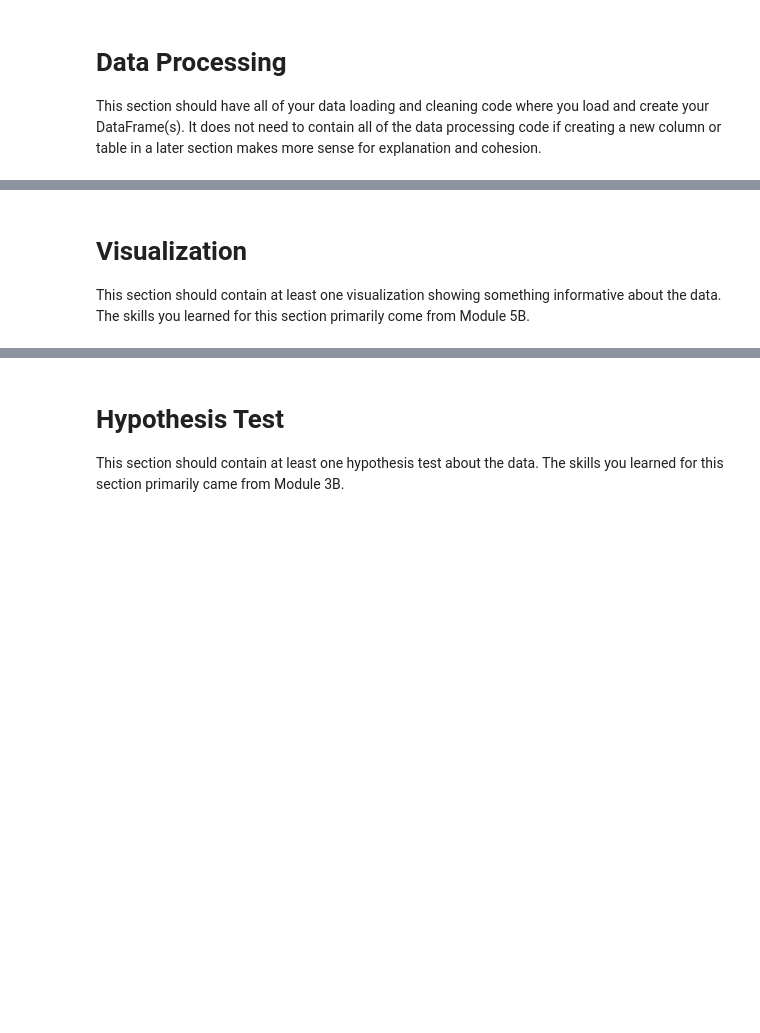
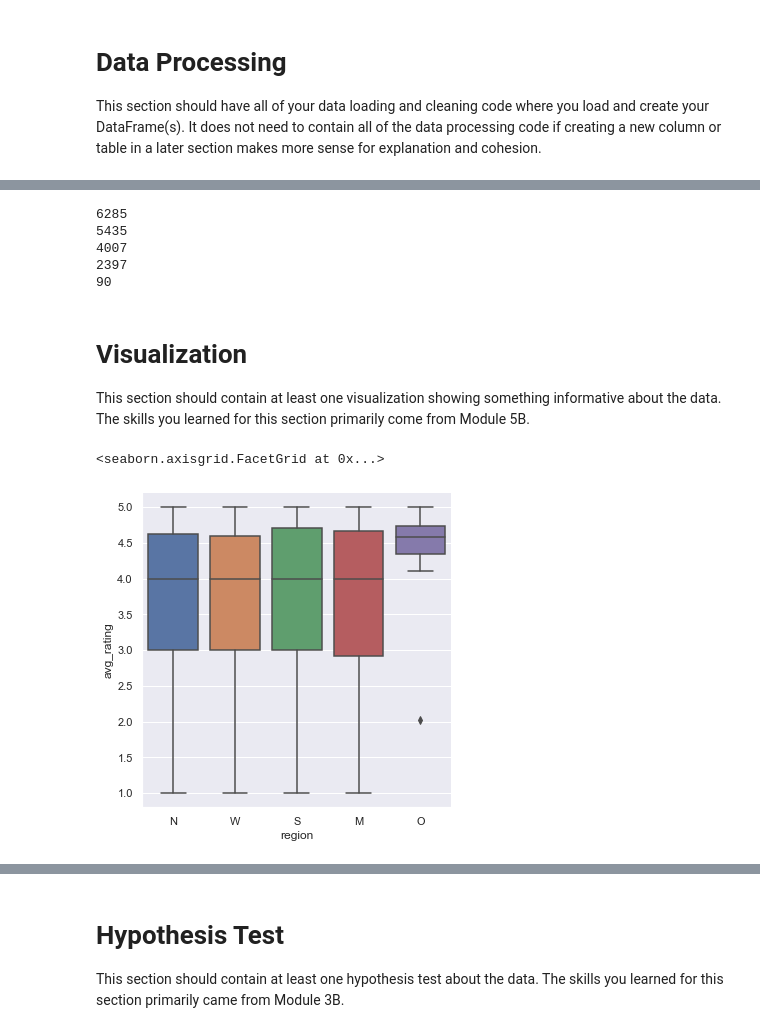
Before and after one commit to psuedoche/rateProfProject, a Jupyter notebook: final-perform.ipynb, the cells around one changed output, grey strips where cells are left out. Cells and saved outputs as stored; diff of their text form; code cells hidden in the pictures; blank space fills up the shorter version.

Commit message:
added visualizations

```diff
--- a/final-perform.ipynb
+++ b/final-perform.ipynb
@@ -33,10 +33,18 @@ This section should have all of your data loading and cleaning code where you lo
 import glob
 import os
 
+# function that parses the individual csv files into the necessary format
+def parseFile(file):
+    df = pd.read_csv(file)
+    avg_rating = np.mean(df['student_star'])
+    df['avg_rating'] = avg_rating
+    #df = df.drop_duplicates(subset = ['professor_name'])
+    df = df[['professor_name', 'state_name', 'avg_rating', 'student_star']]
+    return df
+
 # merging the files into one dataframe
 joined_files = os.path.join("RateMyProfessorSampleData", "data*.csv")
 joined_list = glob.glob(joined_files)
-df = pd.concat(map(pd.read_csv, joined_list), ignore_index=True)
-
+df = pd.concat(map(parseFile, joined_list), ignore_index=True)
 print(df.head())
 # %% [output]
@@ -163,5 +119,5 @@ region_map = {
         'WV': 'S',
         'WY': 'W'
 }
-new_df['state_name'] = new_df['state_name'].str.replace(' ', '')
-new_df['region'] = new_df['state_name'].map(region_map)
+df['state_name'] = df['state_name'].str.replace(' ', '')
+df['region'] = df['state_name'].map(region_map)
@@ -176,0 +133,4 @@ print(new_df.head())
+# %%
+# only one row for each professor
+avg_ratings_df = df.drop_duplicates(subset = ['professor_name'])
+avg_ratings_df.head()
@@ -177,4 +144,22 @@ print(new_df.head())
+# %%
+print(len(df[df['region'] == 'W']))
+print(len(df[df['region'] == 'N']))
+print(len(df[df['region'] == 'S']))
+print(len(df[df['region'] == 'M']))
+print(len(df[df['region'] == 'O']))
+# %% [output]
+6285
+5435
+4007
+2397
+90
 # %% [markdown]
 # Visualization
 
 This section should contain at least one visualization showing something informative about the data. The skills you learned for this section primarily come from Module 5B.
+# %%
+# average ratings for each region
+sns.catplot(data = avg_ratings_df, x = 'region', y = 'avg_rating', kind='box')
+# %% [output]
+<seaborn.axisgrid.FacetGrid at 0x...>
+[figure, added]
```
Also changed, not shown: parts of 10 cells of this notebook.
